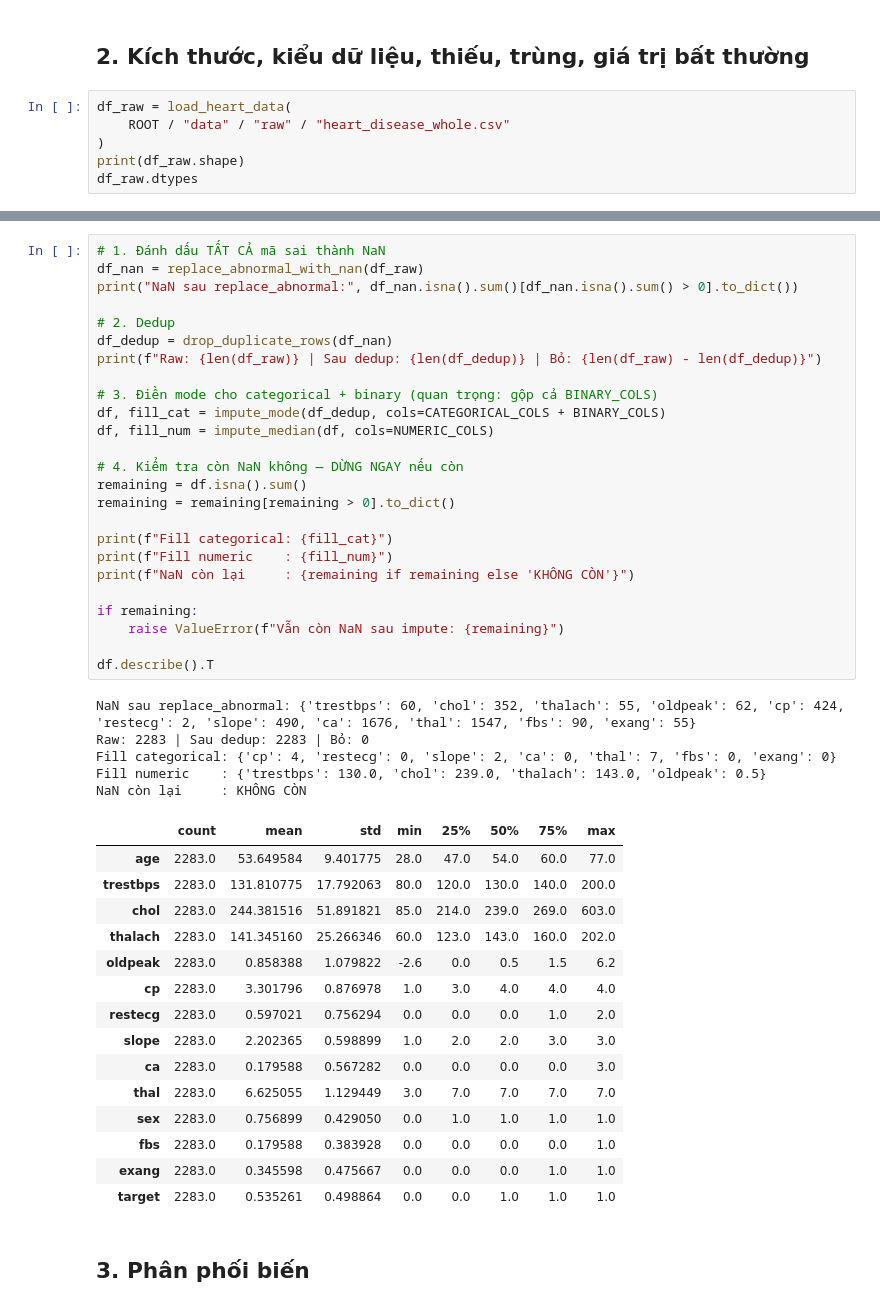
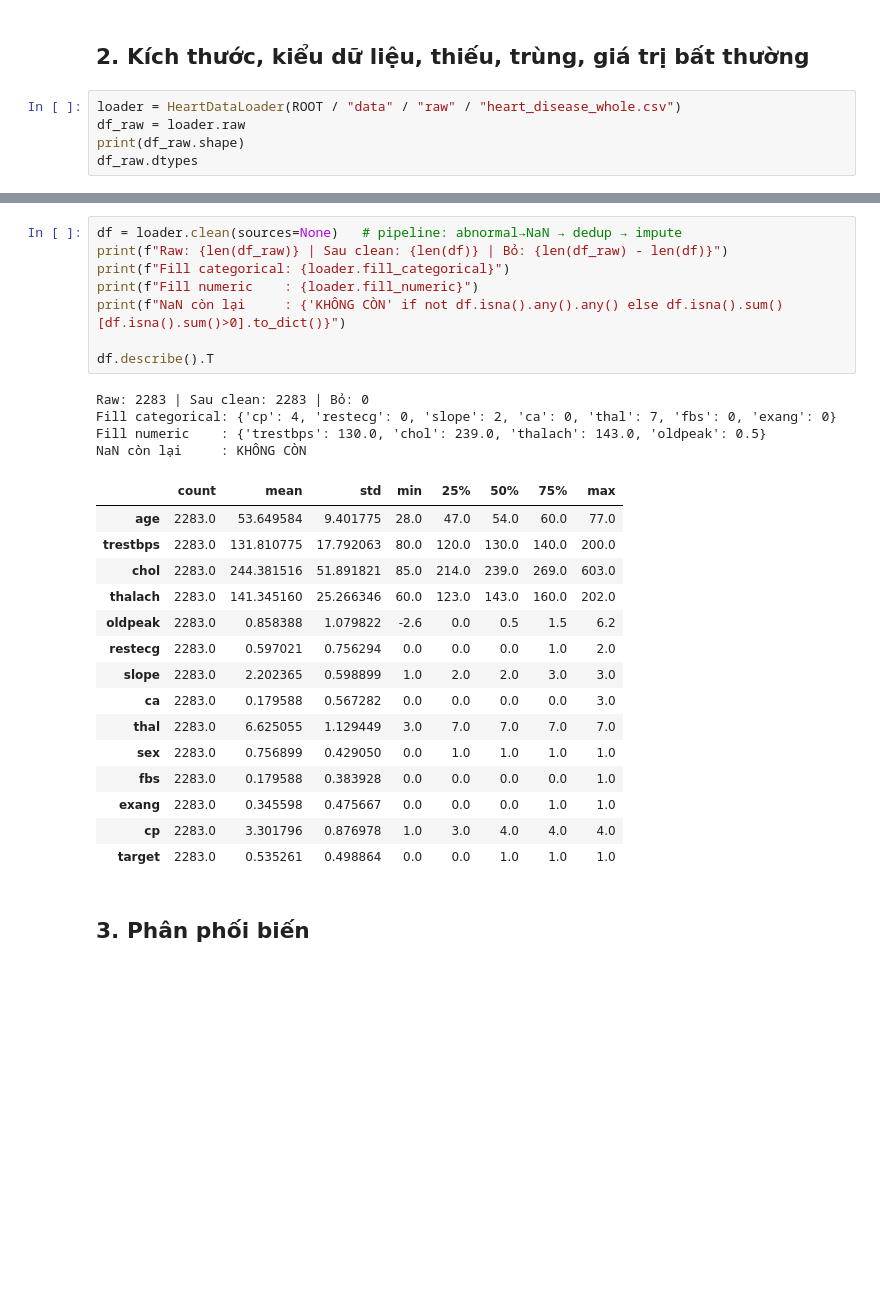
Before and after one commit to HaVuHongPhuc/Clustering_of_patients_with_heart_disease_KMedoids, a Jupyter notebook: notebooks/01_data_exploration.ipynb, the cells around one changed output, grey strips where cells are left out. Drawn from its saved outputs; the diff is of its cells as text; blank space fills up the shorter version.

```diff
--- a/notebooks/01_data_exploration.ipynb
+++ b/notebooks/01_data_exploration.ipynb
@@ -46,9 +60,8 @@ sns.set_theme(style="whitegrid")
 # %% [markdown]
 ## 2. Kích thước, kiểu dữ liệu, thiếu, trùng, giá trị bất thường
 # %%
-df_raw = load_heart_data(
-    ROOT / "data" / "raw" / "heart_disease_whole.csv"
-)
+loader = HeartDataLoader(ROOT / "data" / "raw" / "heart_disease_whole.csv")
+df_raw = loader.raw
 print(df_raw.shape)
 df_raw.dtypes
 # %% [output]
@@ -98,41 +124,22 @@ One-Hot dùng encoding UCI gốc (cp_1..cp_4, thal_3/6/7).
 # %%
-# 1. Đánh dấu TẤT CẢ mã sai thành NaN
-df_nan = replace_abnormal_with_nan(df_raw)
-print("NaN sau replace_abnormal:", df_nan.isna().sum()[df_nan.isna().sum() > 0].to_dict())
-
-# 2. Dedup
-df_dedup = drop_duplicate_rows(df_nan)
-print(f"Raw: {len(df_raw)} | Sau dedup: {len(df_dedup)} | Bỏ: {len(df_raw) - len(df_dedup)}")
-
-# 3. Điền mode cho categorical + binary (quan trọng: gộp cả BINARY_COLS)
-df, fill_cat = impute_mode(df_dedup, cols=CATEGORICAL_COLS + BINARY_COLS)
-df, fill_num = impute_median(df, cols=NUMERIC_COLS)
-
-# 4. Kiểm tra còn NaN không — DỪNG NGAY nếu còn
-remaining = df.isna().sum()
-remaining = remaining[remaining > 0].to_dict()
-
-print(f"Fill categorical: {fill_cat}")
-print(f"Fill numeric    : {fill_num}")
-print(f"NaN còn lại     : {remaining if remaining else 'KHÔNG CÒN'}")
-
-if remaining:
-    raise ValueError(f"Vẫn còn NaN sau impute: {remaining}")
+df = loader.clean(sources=None)   # pipeline: abnormal→NaN → dedup → impute
+print(f"Raw: {len(df_raw)} | Sau clean: {len(df)} | Bỏ: {len(df_raw) - len(df)}")
+print(f"Fill categorical: {loader.fill_categorical}")
+print(f"Fill numeric    : {loader.fill_numeric}")
+print(f"NaN còn lại     : {'KHÔNG CÒN' if not df.isna().any().any() else df.isna().sum()[df.isna().sum()>0].to_dict()}")
 
 df.describe().T
 # %% [output]
-NaN sau replace_abnormal: {'trestbps': 60, 'chol': 352, 'thalach': 55, 'oldpeak': 62, 'cp': 424, 'restecg': 2, 'slope': 490, 'ca': 1676, 'thal': 1547, 'fbs': 90, 'exang': 55}
-Raw: 2283 | Sau dedup: 2283 | Bỏ: 0
+Raw: 2283 | Sau clean: 2283 | Bỏ: 0
 Fill categorical: {'cp': 4, 'restecg': 0, 'slope': 2, 'ca': 0, 'thal': 7, 'fbs': 0, 'exang': 0}
 Fill numeric    : {'trestbps': 130.0, 'chol': 239.0, 'thalach': 143.0, 'oldpeak': 0.5}
 NaN còn lại     : KHÔNG CÒN
 |  | count | mean | std | min | 25% | 50% | 75% | max |
 | age | 2283.0 | 53.649584 | 9.401775 | 28.0 | 47.0 | 54.0 | 60.0 | 77.0 |
 | trestbps | 2283.0 | 131.810775 | 17.792063 | 80.0 | 120.0 | 130.0 | 140.0 | 200.0 |
 | chol | 2283.0 | 244.381516 | 51.891821 | 85.0 | 214.0 | 239.0 | 269.0 | 603.0 |
 | thalach | 2283.0 | 141.345160 | 25.266346 | 60.0 | 123.0 | 143.0 | 160.0 | 202.0 |
 | oldpeak | 2283.0 | 0.858388 | 1.079822 | -2.6 | 0.0 | 0.5 | 1.5 | 6.2 |
-| cp | 2283.0 | 3.301796 | 0.876978 | 1.0 | 3.0 | 4.0 | 4.0 | 4.0 |
 | restecg | 2283.0 | 0.597021 | 0.756294 | 0.0 | 0.0 | 0.0 | 1.0 | 2.0 |
 | slope | 2283.0 | 2.202365 | 0.598899 | 1.0 | 2.0 | 2.0 | 3.0 | 3.0 |
 | ca | 2283.0 | 0.179588 | 0.567282 | 0.0 | 0.0 | 0.0 | 0.0 | 3.0 |
@@ -140,6 +147,7 @@ NaN còn lại     : KHÔNG CÒN
 | sex | 2283.0 | 0.756899 | 0.429050 | 0.0 | 1.0 | 1.0 | 1.0 | 1.0 |
 | fbs | 2283.0 | 0.179588 | 0.383928 | 0.0 | 0.0 | 0.0 | 0.0 | 1.0 |
 | exang | 2283.0 | 0.345598 | 0.475667 | 0.0 | 0.0 | 0.0 | 1.0 | 1.0 |
+| cp | 2283.0 | 3.301796 | 0.876978 | 1.0 | 3.0 | 4.0 | 4.0 | 4.0 |
 | target | 2283.0 | 0.535261 | 0.498864 | 0.0 | 0.0 | 1.0 | 1.0 | 1.0 |
 # %% [markdown]
 ## 3. Phân phối biến
```
Also changed, not shown: parts of 15 cells of this notebook, 3 other files.
